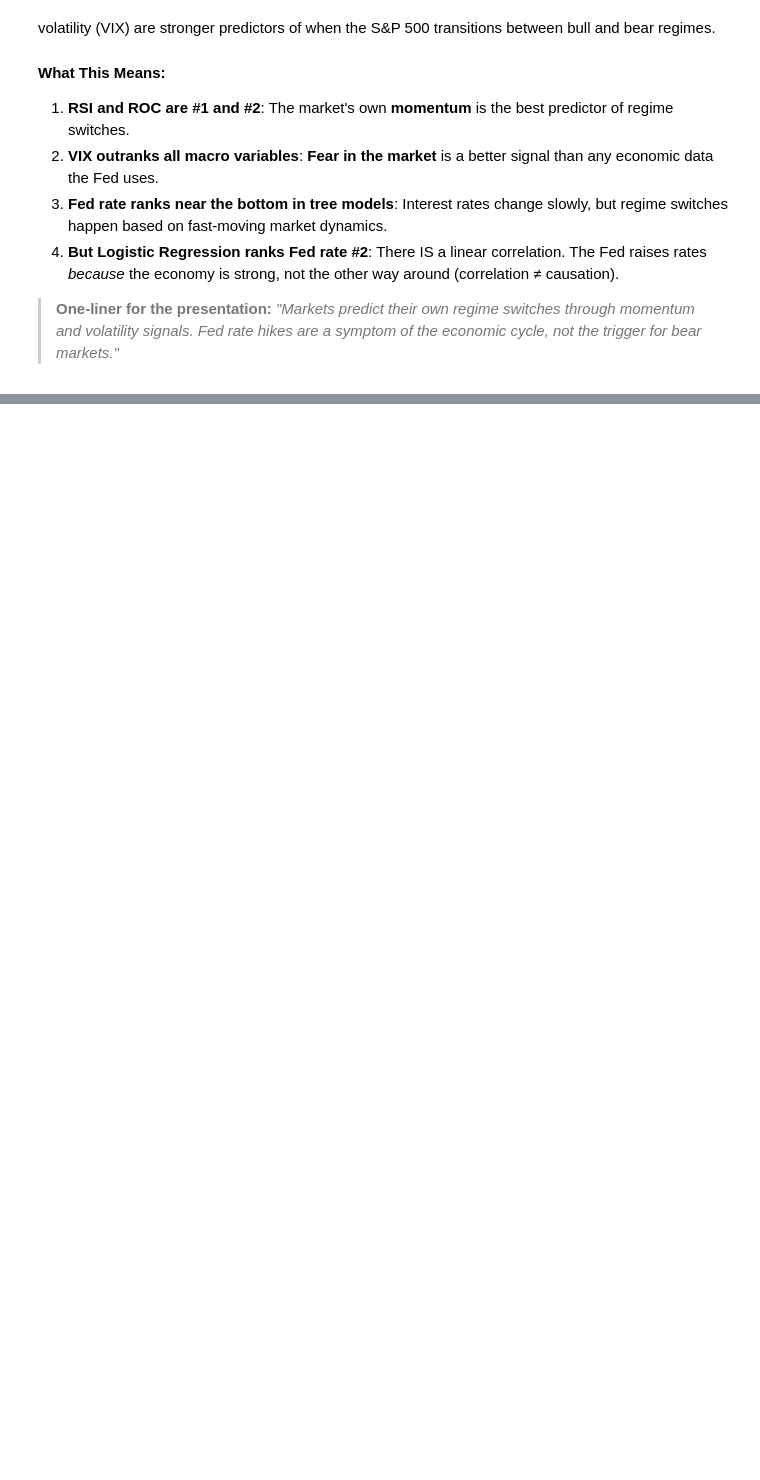
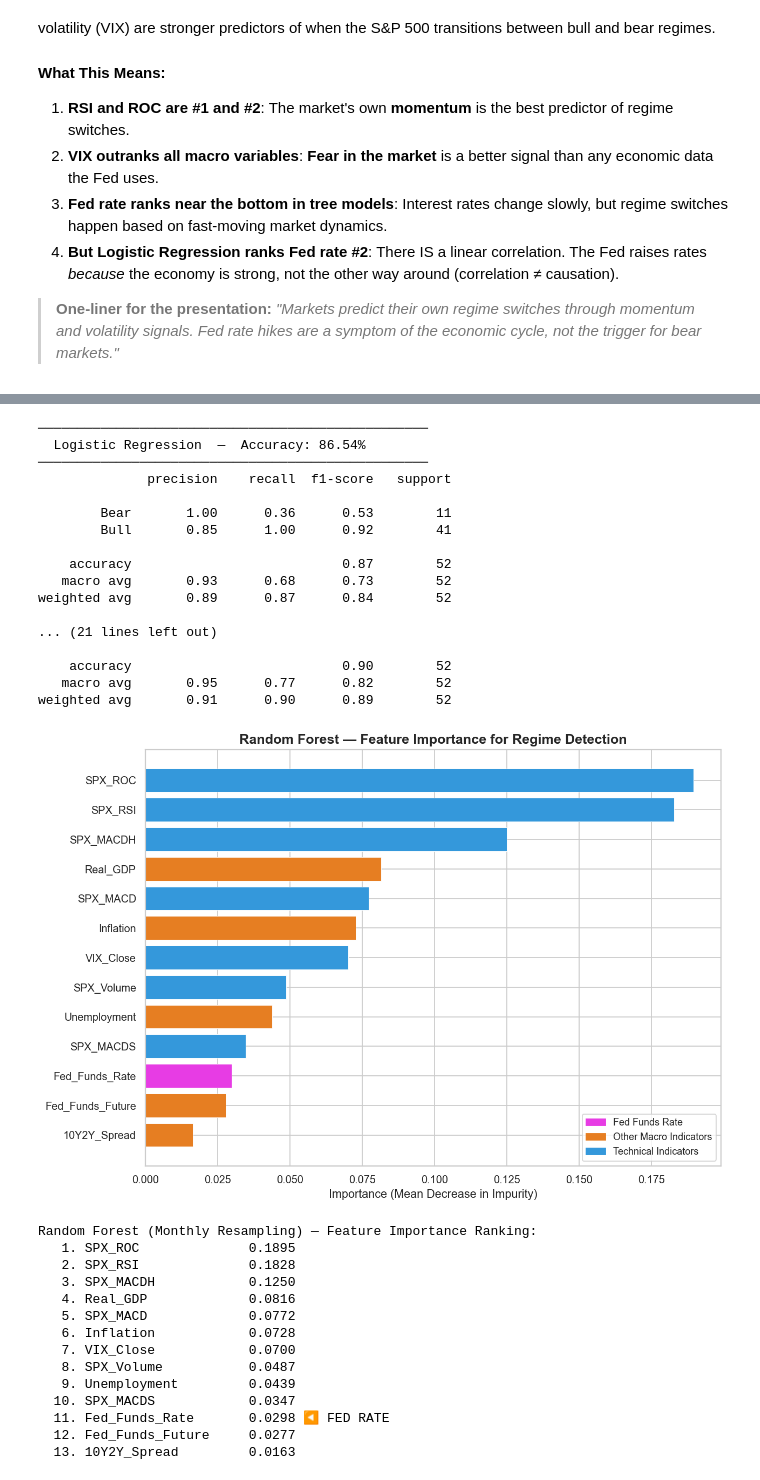
Before and after one commit to oscar10-wq/SP500_Regime_detection, a Jupyter notebook: project.ipynb, the cells around one changed output, grey strips where cells are left out. Drawn from its saved outputs; the diff is of its cells as text; code cells hidden in the pictures; blank space fills up the shorter version.

```diff
--- a/project.ipynb
+++ b/project.ipynb
@@ -282,0 +331,76 @@ The answer to the research question is **nuanced**: Fed Funds Rate is a contribu
+# %%
+# Use the same models for the resampled data
+models_monthly_resample = {
+    "Logistic Regression": LogisticRegression(max_iter=2000, random_state=42),
+    "Random Forest":       RandomForestClassifier(n_estimators=300, max_depth=6, random_state=42, class_weight="balanced"),
+    "Gradient Boosting":   GradientBoostingClassifier(n_estimators=200, max_depth=4, random_state=42),
+}
+
+# Re-train the models using the monthly resampled data
+results_monthly_resample = {}
+for name, model in models_monthly_resample.items():
+    model.fit(X_train_s, y_train)
+    preds = model.predict(X_test_s)
+    acc = accuracy_score(y_test, preds)
+    results_monthly_resample[name] = {"model": model, "preds": preds, "accuracy": acc}
+
+    print(f"\n{'─'*50}")
+    print(f"  {name}  —  Accuracy: {acc:.2%}")
+    print(f"{'─'*50}")
+    print(classification_report(y_test, preds, target_names=["Bear", "Bull"], zero_division=0))
+
+rf_monthly_resample = results_monthly_resample["Random Forest"]["model"]
+imp_monthly_resample = pd.Series(rf_monthly_resample.feature_importances_, index=FEATURE_COLS).sort_values()
+
+# Compute feature importance for random forest
+fig, ax = plt.subplots(figsize=(10, 7))
+ax.barh(imp_monthly_resample.index, imp_monthly_resample.values, color=[feature_color(f) for f in imp_monthly_resample.index], edgecolor="white", linewidth=0.5)
+ax.set_xlabel("Importance (Mean Decrease in Impurity)")
+ax.set_title("Random Forest — Feature Importance for Regime Detection")
+
+legend_handles = [
+    mpatches.Patch(color=PALETTE["fed"],   label="Fed Funds Rate"),
+    mpatches.Patch(color=PALETTE["macro"], label="Other Macro Indicators"),
+    mpatches.Patch(color=PALETTE["tech"],  label="Technical Indicators"),
+]
+ax.legend(handles=legend_handles, loc="lower right", fontsize=10)
+plt.tight_layout()
+plt.show()
+
+print("\nRandom Forest (Monthly Resampling) — Feature Importance Ranking:")
+for rank, (feat, score) in enumerate(imp_monthly_resample.sort_values(ascending=False).items(), 1):
+    tag = " ◀ FED RATE" if feat == "Fed_Funds_Rate" else ""
+    print(f"  {rank:>2}. {feat:<20s} {score:.4f}{tag}")
+# %% [output]
+──────────────────────────────────────────────────
+  Logistic Regression  —  Accuracy: 86.54%
+──────────────────────────────────────────────────
+              precision    recall  f1-score   support
+
+        Bear       1.00      0.36      0.53        11
+        Bull       0.85      1.00      0.92        41
+
+    accuracy                           0.87        52
+   macro avg       0.93      0.68      0.73        52
+weighted avg       0.89      0.87      0.84        52
+
+... (21 lines left out)
+
+    accuracy                           0.90        52
+   macro avg       0.95      0.77      0.82        52
+weighted avg       0.91      0.90      0.89        52
+[figure, added]
+Random Forest (Monthly Resampling) — Feature Importance Ranking:
+   1. SPX_ROC              0.1895
+   2. SPX_RSI              0.1828
+   3. SPX_MACDH            0.1250
+   4. Real_GDP             0.0816
+   5. SPX_MACD             0.0772
+   6. Inflation            0.0728
+   7. VIX_Close            0.0700
+   8. SPX_Volume           0.0487
+   9. Unemployment         0.0439
+  10. SPX_MACDS            0.0347
+  11. Fed_Funds_Rate       0.0298 ◀ FED RATE
+  12. Fed_Funds_Future     0.0277
+  13. 10Y2Y_Spread         0.0163
```
Also changed, not shown: parts of 18 cells of this notebook.
